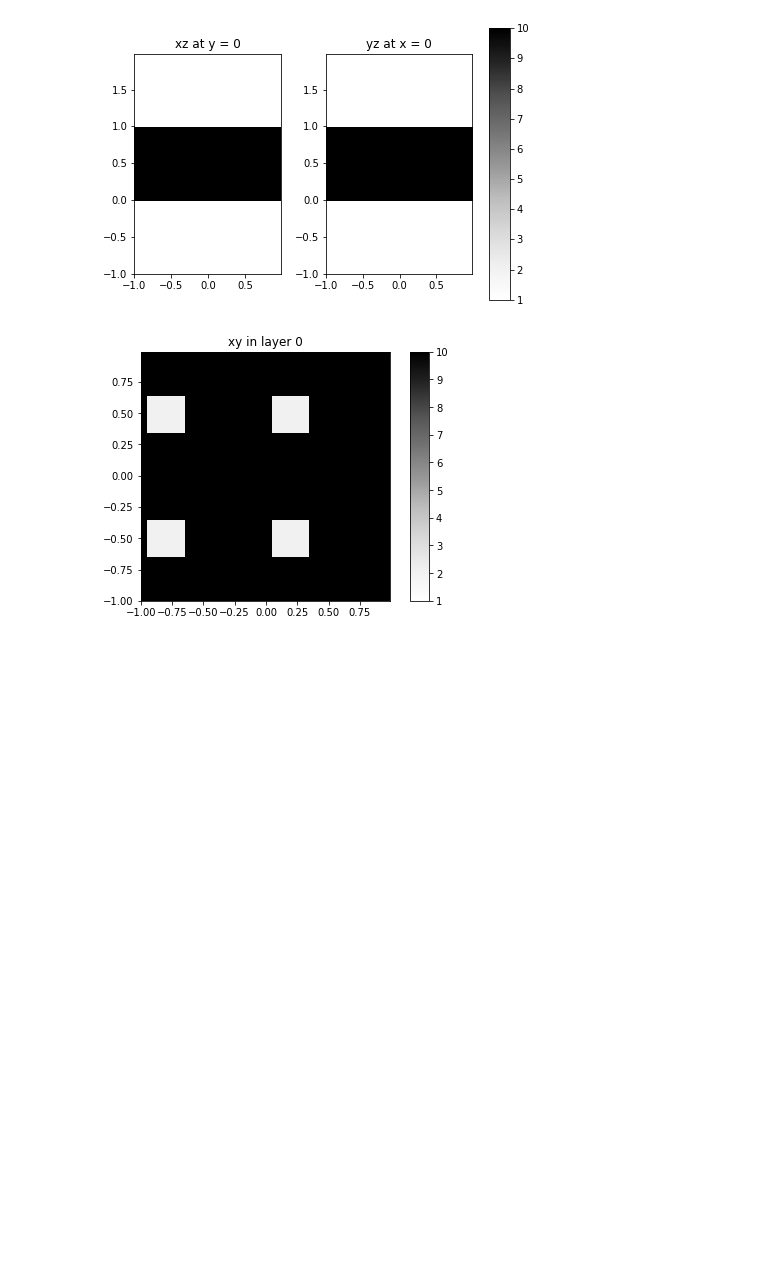
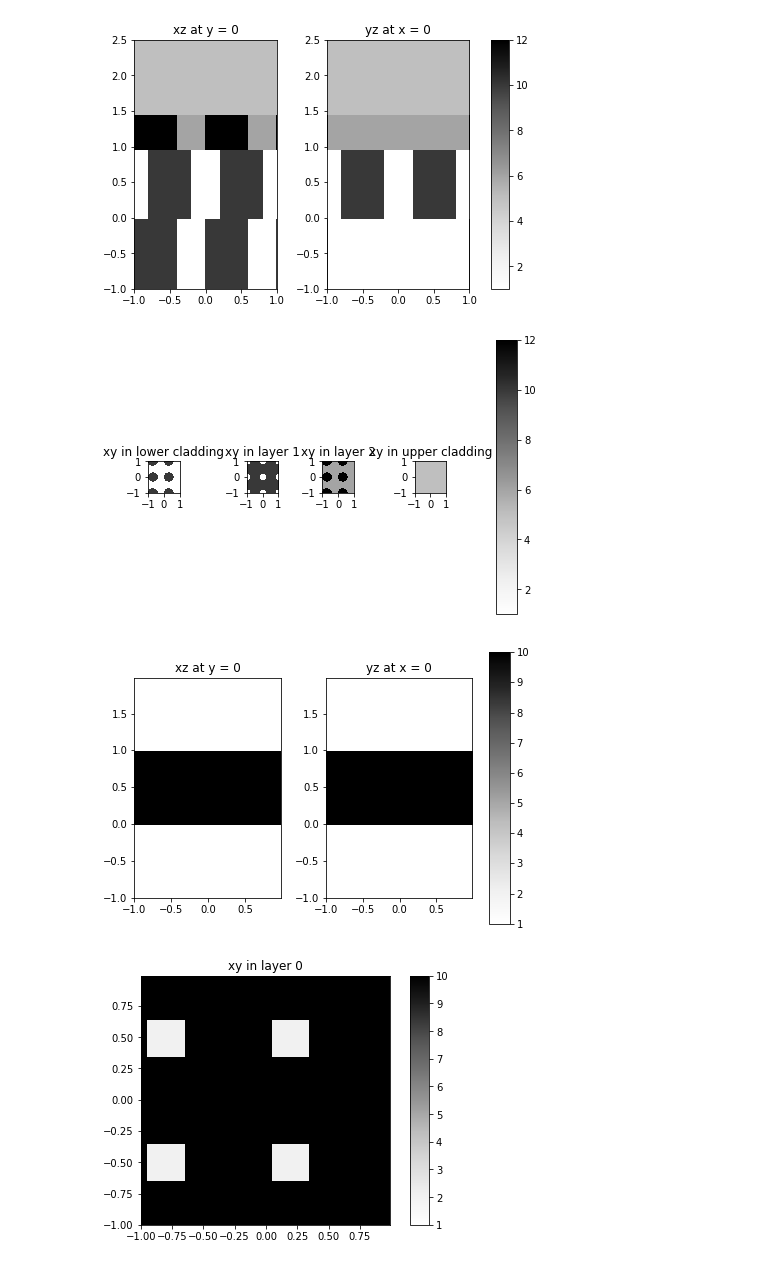
Before and after one commit to fancompute/legume, a Jupyter notebook: Notebooks/test_phc.ipynb, the cells around one changed output. Saved outputs shown, nothing was run; the diff lists cells and outputs as text; code cells hidden in the pictures; blank space fills up the shorter version.

```diff
--- a/Notebooks/test_phc.ipynb
+++ b/Notebooks/test_phc.ipynb
@@ -30,3 +33,12 @@ phc.plot_overview()
+# %%
+# We can also add shapes to claddings
+circle = pygme.Circle(x_cent=0.3, y_cent=0, r=0.3, eps=10)
+phc.add_shape(circle, cladding='l')
+phc.plot_overview(cladding=True)
+# Need to improve the plotting...
+# %% [output]
+[figure, added]
+[figure, added]
 # %%
 # We can also do polygonal shapes
 phc = core.PhotCryst(lattice)
```
Also changed, not shown: parts of 3 cells of this notebook, 7 other files.
